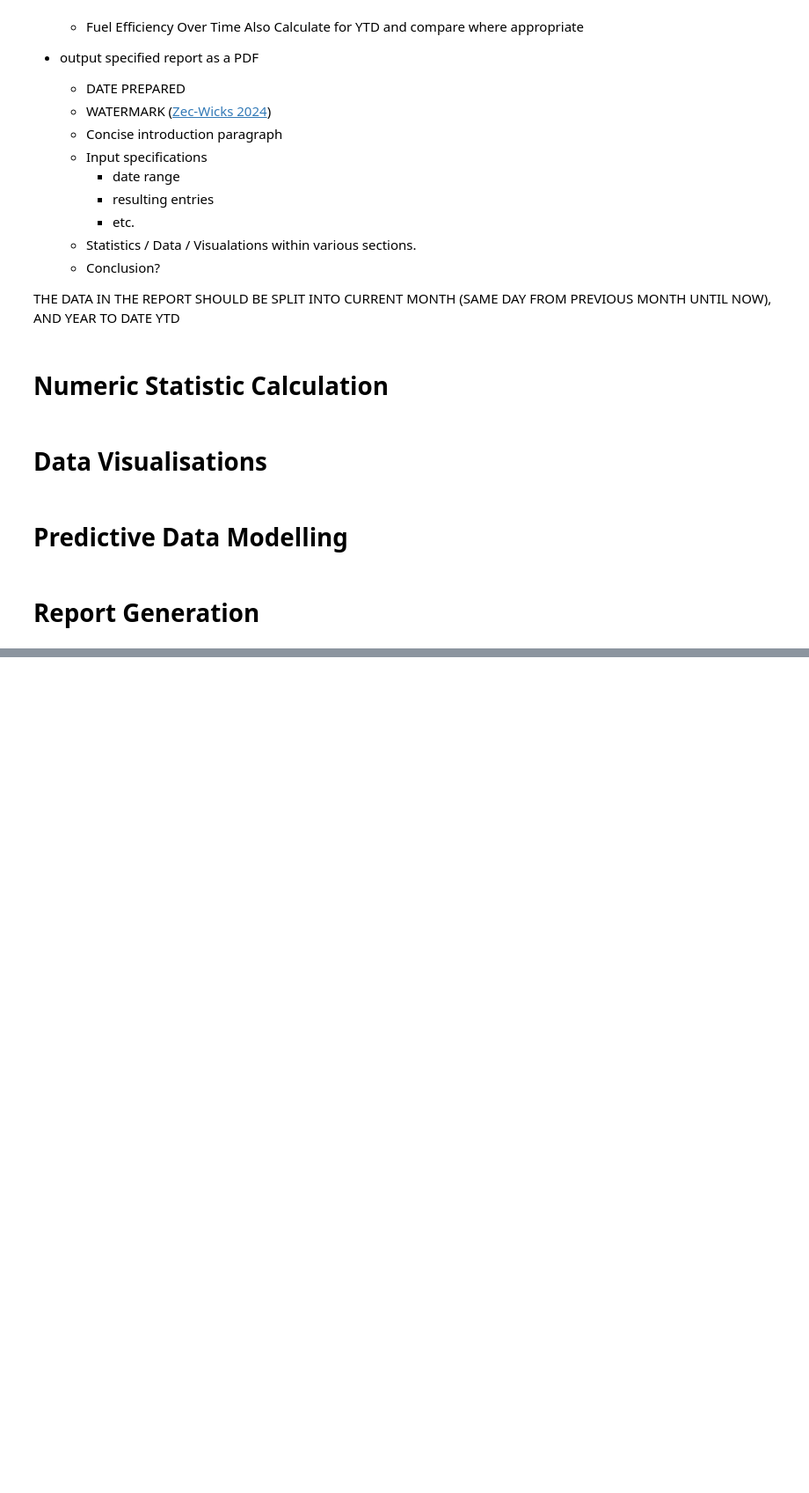
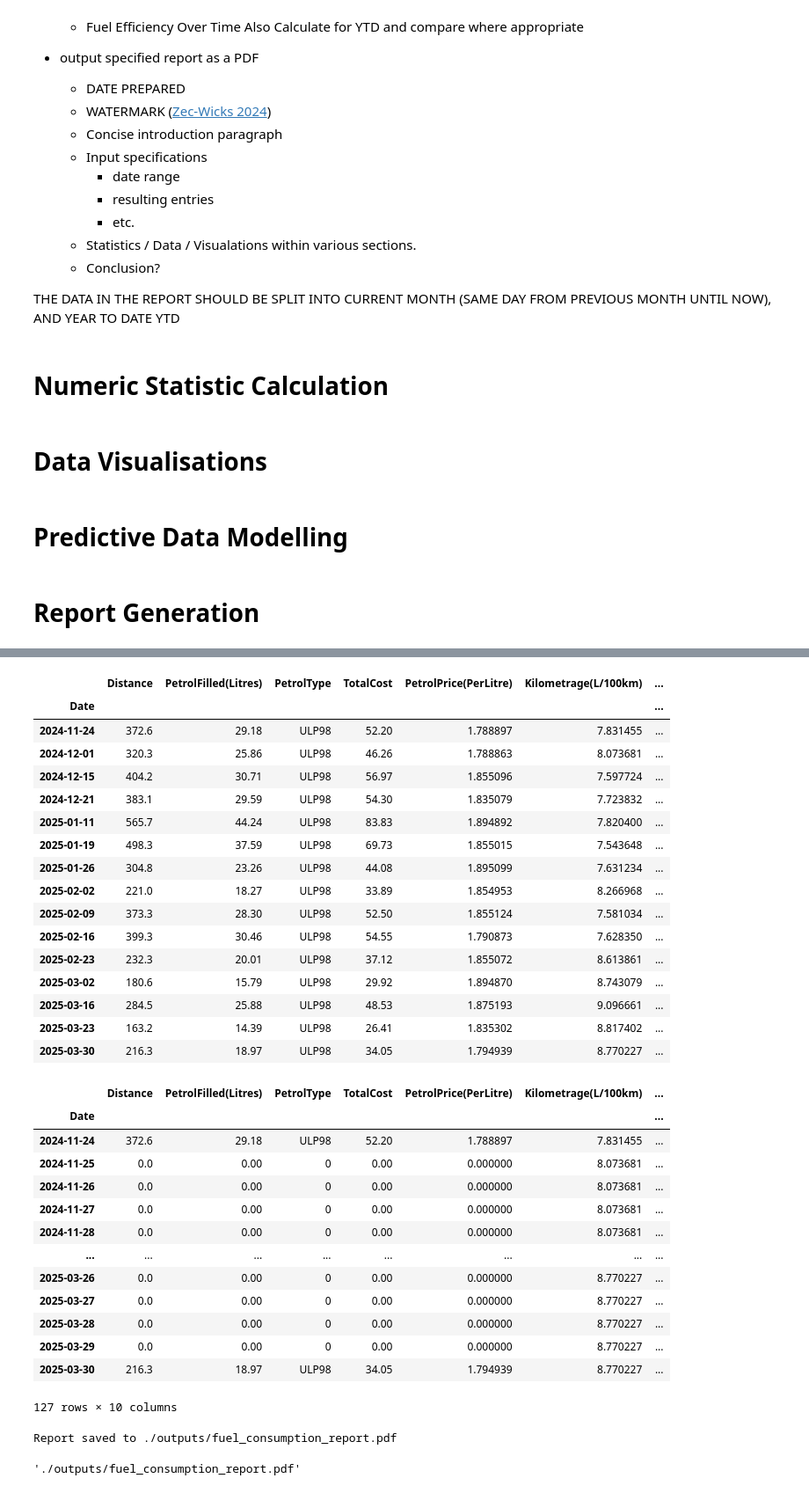
Before and after one commit to Zec-Wicks/Fuel-Tracking, a Jupyter notebook: fuelAnalysis.ipynb, the cells around one changed output, grey strips where cells are left out. Shown at 88% size. Saved outputs shown, nothing was run; the diff lists cells and outputs as text; code cells hidden in the pictures; blank space fills up the shorter version.

Commit message:
Daily Normalisation Fixed

```diff
--- a/fuelAnalysis.ipynb
+++ b/fuelAnalysis.ipynb
@@ -121,44 +142,3 @@ def numericStatistics(data, startDate = None, endDate = None, function = "sum",
         return "Invalid function"
 # %% [markdown]
 # Data Visualisations
-# %%
-def dataVisualisations(data):
-    figPaths = {}
-
-    # Average Daily Distance Travelled
-    plt.figure(figsize=(8, 4))
-    data.groupby(data.index.date)['Distance'].mean().plot(title='Average Daily Distance Travelled', color='blue')
-    plt.xlabel('Date')
-    # Rotate x-axis labels
-    plt.xticks(rotation=45)
-    plt.ylabel('Distance (KM)')
-    figPaths['daily_distance'] = "./outputs/daily_distance.png"
-    plt.savefig(figPaths['daily_distance'], bbox_inches='tight')
-    plt.close()
-
-
-
-    # Money Spent Over Time
-    plt.figure(figsize=(8, 4))
-    data.groupby(data.index.date)['TotalCost'].sum().plot(title='Money Spent Over Time', color='green')
-    plt.xlabel('Date')
-    # Rotate x-axis labels
-    plt.xticks(rotation=45)
-    plt.ylabel('Total Cost ($)')
-    figPaths['money_spent'] = "./outputs/money_spent.png"
-    plt.savefig(figPaths['money_spent'], bbox_inches='tight')
-    plt.close()
-
-    # Fuel Economy Over Time
-    plt.figure(figsize=(8, 4))
-    seaborn.lineplot(x=data.index, y='Kilometrage(L/100km)', data=data, hue="PetrolType")
-    plt.title('Fuel Economy Over Time')
-    plt.xlabel('Date')
-    # Rotate x-axis labels
-    plt.xticks(rotation=45)
-    plt.ylabel('Fuel Economy (L/100KM)')
-    figPaths['fuel_economy'] = "./outputs/fuel_economy.png"
-    plt.savefig(figPaths['fuel_economy'], bbox_inches='tight')
-    plt.close()
-
-    return figPaths
@@ -260,10 +322,11 @@ def produceReport(data, reportTitle):
                 y = height - 50
             c.drawImage(figPath, 50, y - 150, width=400, height=200)
             y -= 230
-
+    s
     c.save()
     print(f"Report saved to {pdfFilename}")
     return pdfFilename
 
-# Run visualizations and generate the report
+# Run visualisations and generate the report
 produceReport(data, "Fuel Consumption Report")
+# %% [output]
@@ -270 +351,34 @@ produceReport(data, "Fuel Consumption Report")
+|  | Distance | PetrolFilled(Litres) | PetrolType | TotalCost | PetrolPrice(PerLitre) | Kilometrage(L/100km) | ... |
+| Date |  |  |  |  |  |  | ... |
+| 2024-11-24 | 372.6 | 29.18 | ULP98 | 52.20 | 1.788897 | 7.831455 | ... |
+| 2024-12-01 | 320.3 | 25.86 | ULP98 | 46.26 | 1.788863 | 8.073681 | ... |
+| 2024-12-15 | 404.2 | 30.71 | ULP98 | 56.97 | 1.855096 | 7.597724 | ... |
+| 2024-12-21 | 383.1 | 29.59 | ULP98 | 54.30 | 1.835079 | 7.723832 | ... |
+| 2025-01-11 | 565.7 | 44.24 | ULP98 | 83.83 | 1.894892 | 7.820400 | ... |
+| 2025-01-19 | 498.3 | 37.59 | ULP98 | 69.73 | 1.855015 | 7.543648 | ... |
+| 2025-01-26 | 304.8 | 23.26 | ULP98 | 44.08 | 1.895099 | 7.631234 | ... |
+| 2025-02-02 | 221.0 | 18.27 | ULP98 | 33.89 | 1.854953 | 8.266968 | ... |
+| 2025-02-09 | 373.3 | 28.30 | ULP98 | 52.50 | 1.855124 | 7.581034 | ... |
+| 2025-02-16 | 399.3 | 30.46 | ULP98 | 54.55 | 1.790873 | 7.628350 | ... |
+| 2025-02-23 | 232.3 | 20.01 | ULP98 | 37.12 | 1.855072 | 8.613861 | ... |
+| 2025-03-02 | 180.6 | 15.79 | ULP98 | 29.92 | 1.894870 | 8.743079 | ... |
+| 2025-03-16 | 284.5 | 25.88 | ULP98 | 48.53 | 1.875193 | 9.096661 | ... |
+| 2025-03-23 | 163.2 | 14.39 | ULP98 | 26.41 | 1.835302 | 8.817402 | ... |
+| 2025-03-30 | 216.3 | 18.97 | ULP98 | 34.05 | 1.794939 | 8.770227 | ... |
+|  | Distance | PetrolFilled(Litres) | PetrolType | TotalCost | PetrolPrice(PerLitre) | Kilometrage(L/100km) | ... |
+| Date |  |  |  |  |  |  | ... |
+| 2024-11-24 | 372.6 | 29.18 | ULP98 | 52.20 | 1.788897 | 7.831455 | ... |
+| 2024-11-25 | 0.0 | 0.00 | 0 | 0.00 | 0.000000 | 8.073681 | ... |
+| 2024-11-26 | 0.0 | 0.00 | 0 | 0.00 | 0.000000 | 8.073681 | ... |
+| 2024-11-27 | 0.0 | 0.00 | 0 | 0.00 | 0.000000 | 8.073681 | ... |
+| 2024-11-28 | 0.0 | 0.00 | 0 | 0.00 | 0.000000 | 8.073681 | ... |
+| ... | ... | ... | ... | ... | ... | ... | ... |
+| 2025-03-26 | 0.0 | 0.00 | 0 | 0.00 | 0.000000 | 8.770227 | ... |
+| 2025-03-27 | 0.0 | 0.00 | 0 | 0.00 | 0.000000 | 8.770227 | ... |
+| 2025-03-28 | 0.0 | 0.00 | 0 | 0.00 | 0.000000 | 8.770227 | ... |
+| 2025-03-29 | 0.0 | 0.00 | 0 | 0.00 | 0.000000 | 8.770227 | ... |
+| 2025-03-30 | 216.3 | 18.97 | ULP98 | 34.05 | 1.794939 | 8.770227 | ... |
+127 rows × 10 columns
+Report saved to ./outputs/fuel_consumption_report.pdf
+'./outputs/fuel_consumption_report.pdf'
 # %%
```
Also changed, not shown: parts of 8 cells of this notebook.
